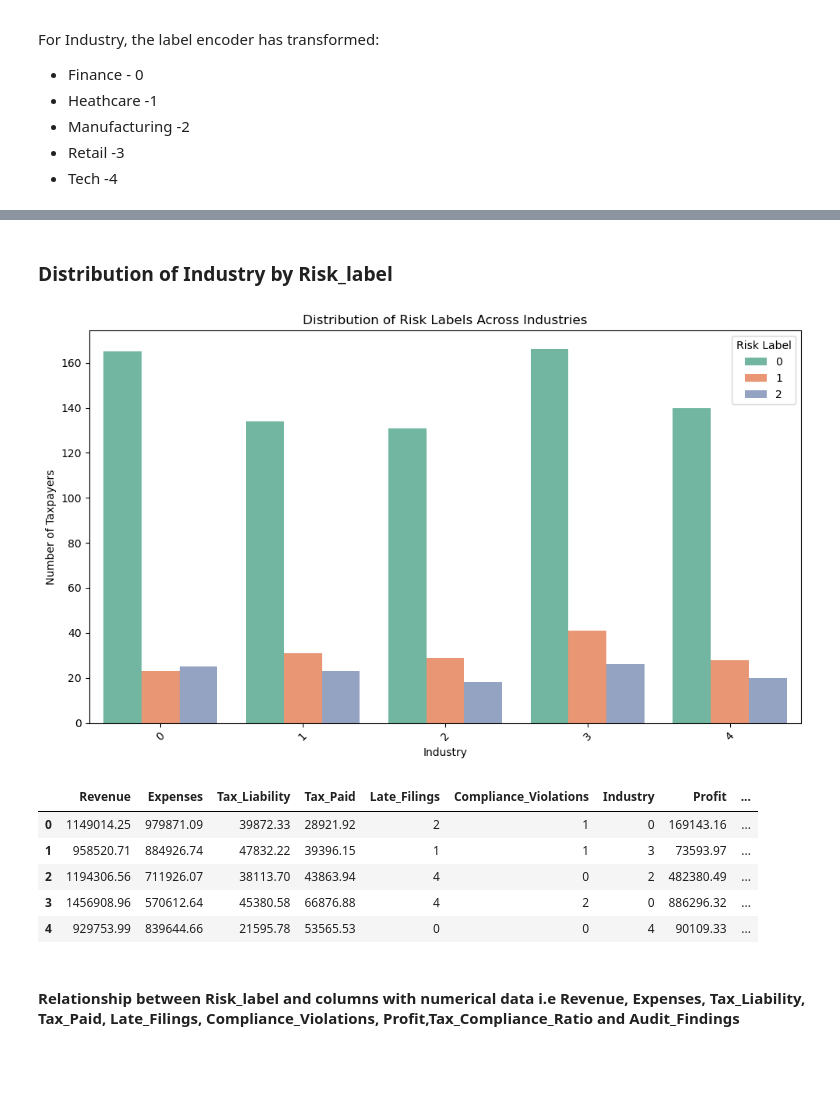
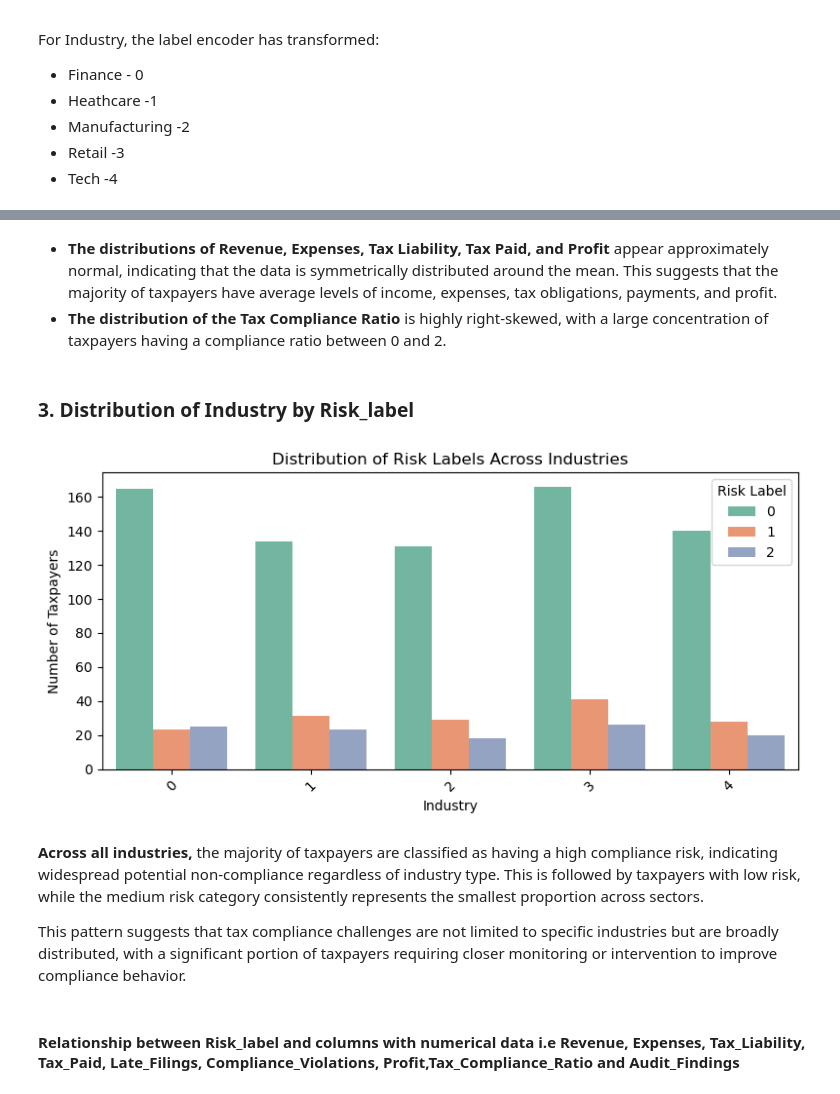
Before and after one commit to csaafrica/group5_predicting_high_risk_taxpayers_using_ML, a Jupyter notebook: notebooks/Risky_Taxpayer_Prediction_project.ipynb, the cells around one changed output, grey strips where cells are left out. Cells and saved outputs as stored; diff of their text form; code cells hidden in the pictures; blank space fills up the shorter version.

```diff
--- a/notebooks/Risky_Taxpayer_Prediction_project.ipynb
+++ b/notebooks/Risky_Taxpayer_Prediction_project.ipynb
@@ -287,27 +259,25 @@ plt.show()
+# %% [markdown]
+- **The distributions of Revenue, Expenses, Tax Liability, Tax Paid, and Profit** appear approximately normal, indicating that the data is symmetrically distributed around the mean. This suggests that the majority of taxpayers have average levels of income, expenses, tax obligations, payments, and profit.
+- **The distribution of the Tax Compliance Ratio** is highly right-skewed, with a large concentration of taxpayers having a compliance ratio between 0 and 2.
 # %% [markdown]
-### Distribution of Industry by Risk_label
+### 3. Distribution of Industry by Risk_label
 # %%
-plt.figure(figsize=(10, 6))
+plt.figure(figsize=(8, 4))
 sns.countplot(data=data, x='Industry', hue='Risk_Label', palette='Set2')
 
 plt.title('Distribution of Risk Labels Across Industries')
 plt.xlabel('Industry')
 plt.ylabel('Number of Taxpayers')
 plt.legend(title='Risk Label')
 plt.xticks(rotation=45)
 plt.tight_layout()
 plt.show()
 # %% [output]
-[figure, old version]
+[figure, new version]
-# %%
-data.head()
-# %% [output]
-|  | Revenue | Expenses | Tax_Liability | Tax_Paid | Late_Filings | Compliance_Violations | Industry | Profit | ... |
-| 0 | 1149014.25 | 979871.09 | 39872.33 | 28921.92 | 2 | 1 | 0 | 169143.16 | ... |
-| 1 | 958520.71 | 884926.74 | 47832.22 | 39396.15 | 1 | 1 | 3 | 73593.97 | ... |
-| 2 | 1194306.56 | 711926.07 | 38113.70 | 43863.94 | 4 | 0 | 2 | 482380.49 | ... |
-| 3 | 1456908.96 | 570612.64 | 45380.58 | 66876.88 | 4 | 2 | 0 | 886296.32 | ... |
-| 4 | 929753.99 | 839644.66 | 21595.78 | 53565.53 | 0 | 0 | 4 | 90109.33 | ... |
+# %% [markdown]
+**Across all industries,** the majority of taxpayers are classified as having a high compliance risk, indicating widespread potential non-compliance regardless of industry type. This is followed by taxpayers with low risk, while the medium risk category consistently represents the smallest proportion across sectors.
+
+This pattern suggests that tax compliance challenges are not limited to specific industries but are broadly distributed, with a significant portion of taxpayers requiring closer monitoring or intervention to improve compliance behavior.
 # %% [markdown]
 #### Relationship between Risk_label and columns with numerical data i.e Revenue, Expenses, Tax_Liability, Tax_Paid, Late_Filings, Compliance_Violations, Profit,Tax_Compliance_Ratio and Audit_Findings
 # %%
```
Also changed, not shown: parts of 23 cells of this notebook.
